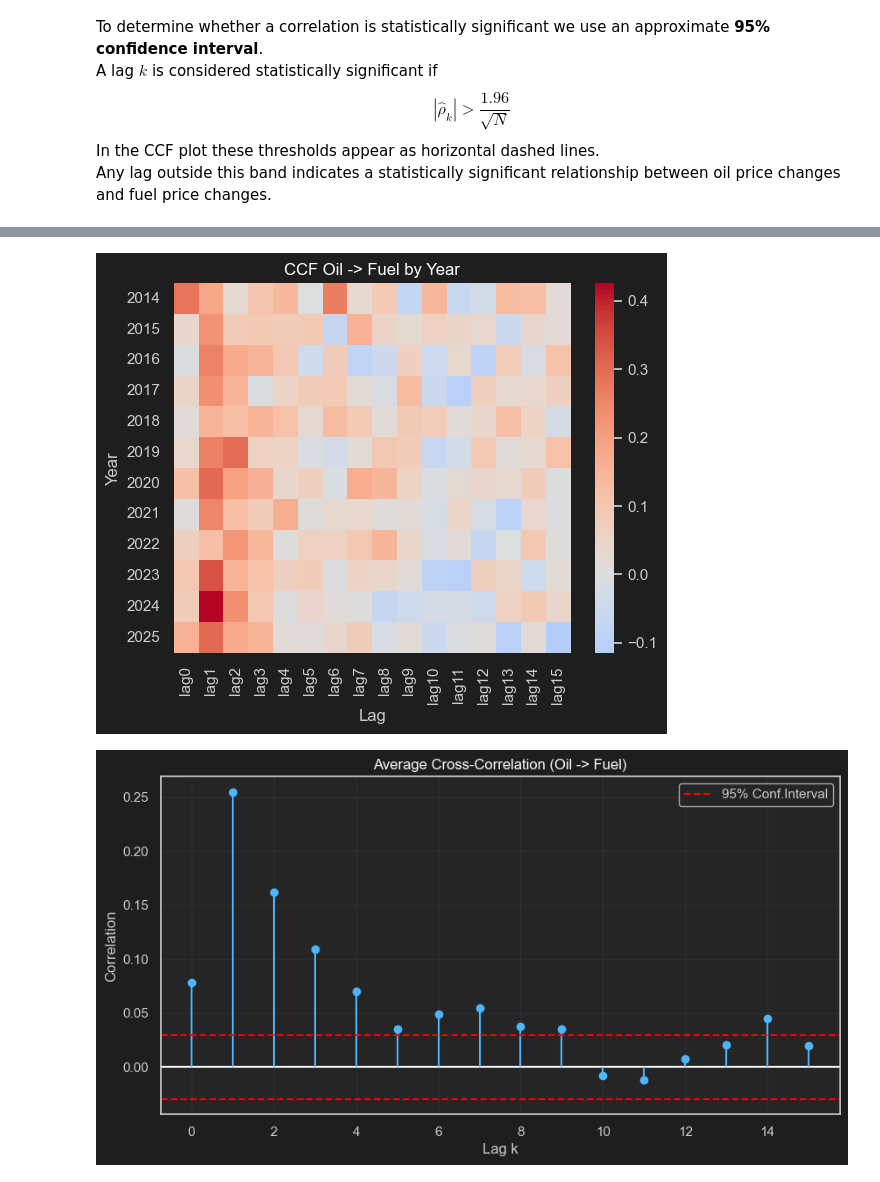
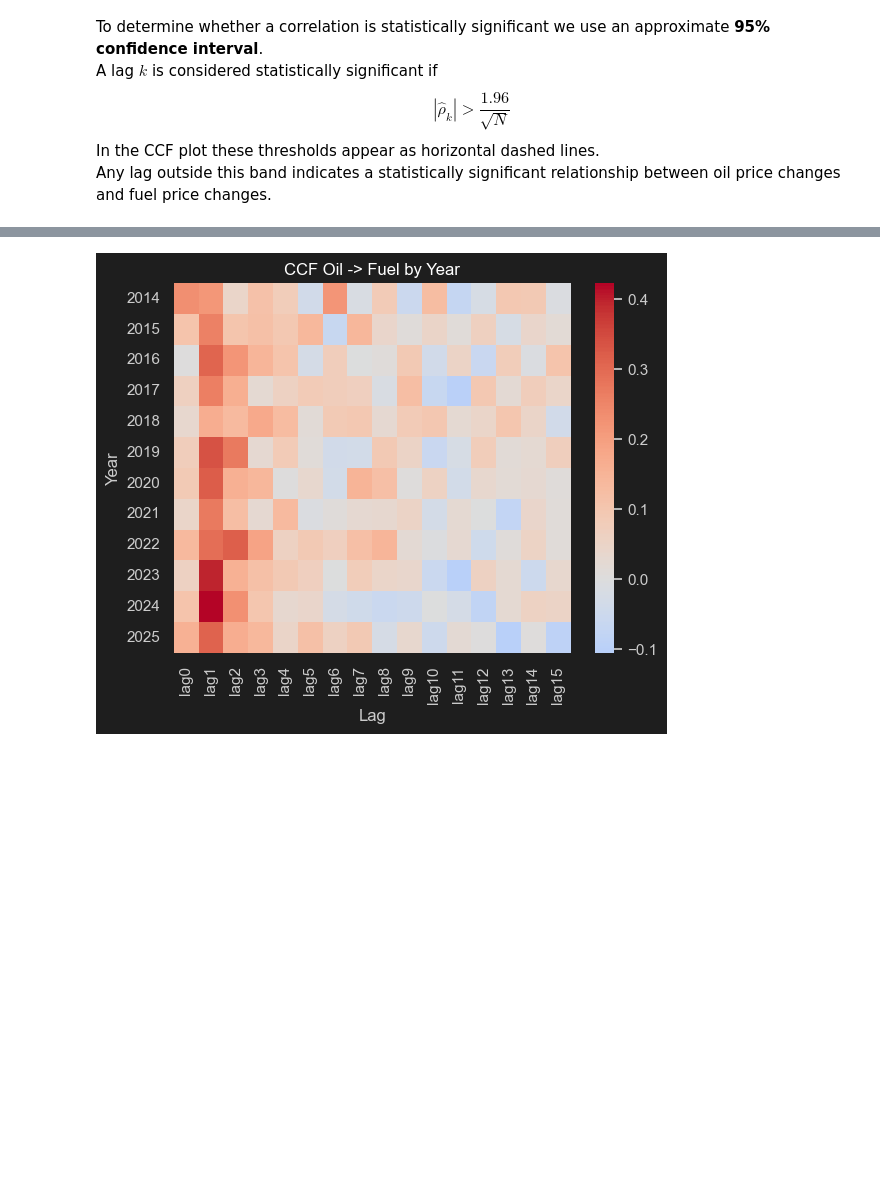
Before and after one commit to qflewy/Data-Science-Projekt, a Jupyter notebook: Notebooks/rq2_nb_final.ipynb, the cells around one changed output, grey strips where cells are left out. Cells and saved outputs as stored; diff of their text form; code cells hidden in the pictures; blank space fills up the shorter version.

```diff
--- a/Notebooks/rq2_nb_final.ipynb
+++ b/Notebooks/rq2_nb_final.ipynb
@@ -47,7 +51,7 @@ oil_d["day"] = pd.to_datetime(oil_d["day"]).dt.tz_localize(None).dt.date
 ### Merging oil and fuel, calculating Cross-Correlation-Function + 95% Confidence interval to check which lag is significant
 # %%
 #--------------------------------------------------------------------
-fuel_type = "e5_mean_last" # change this to fuel type of interest
+fuel_type = "diesel_mean_last" # change this to fuel type of interest
 K_LAG = 50 # set maximum number of lags for CCF
 #--------------------------------------------------------------------
 
@@ -142,38 +157,37 @@ individually, that the **1st, 2nd and 3rd lag** are the most signifikant ones
 # %%
 years = range(2014, 2026)
 
 ccf_all = []
 for y in years:
-    corr = compute_ccf_year(y, fuel_type="e5_mean_last", K_LAG=15)
+    corr = compute_ccf_year(y, fuel_type=fuel_type, K_LAG=15)
     ccf_all.append(corr)
 
 ccf_all = pd.DataFrame(ccf_all)
 ccf_all.index = years
 mean_ccf = ccf_all.mean()
 
 # Plot heatmap of CCFs by year
 sns.heatmap(ccf_all,cmap="coolwarm",center=0)
 plt.xlabel("Lag")
 plt.ylabel("Year")
 plt.title("CCF Oil -> Fuel by Year")
 
 # Plot average CCF across years with confidence intervals
 lags = np.arange(len(mean_ccf))
 N = 365 * len(years)
 conf = 1.96 / np.sqrt(N)
 
-plt.figure(figsize=(10,5))
-plt.axhline(0,color="white")
-plt.vlines(lags,0,mean_ccf,color="#4db6ff")
-plt.scatter(lags,mean_ccf,color="#4db6ff")
-plt.axhline(conf,color="red",linestyle="--", label="95% Conf.Interval")
-plt.axhline(-conf,color="red",linestyle="--")
-plt.xlabel("Lag k")
-plt.ylabel("Correlation")
-plt.title("Average Cross-Correlation (Oil -> Fuel)")
-plt.legend()
-plt.grid(alpha=0.3)
+# plt.figure(figsize=(10,5))
+# plt.axhline(0,color="white")
+# plt.vlines(lags,0,mean_ccf,color="#4db6ff")
+# plt.scatter(lags,mean_ccf,color="#4db6ff")
+# plt.axhline(conf,color="red",linestyle="--", label="95% Conf.Interval")
+# plt.axhline(-conf,color="red",linestyle="--")
+# plt.xlabel("Lag k")
+# plt.ylabel("Correlation")
+# plt.title("Average Cross-Correlation (Oil -> Fuel)")
+# plt.legend()
+# plt.grid(alpha=0.3)
 plt.show()
 # %% [output]
-[figure, old version]
+[figure, new version]
-[figure, removed]
```
Also changed, not shown: parts of 18 cells of this notebook, 1 other file.
